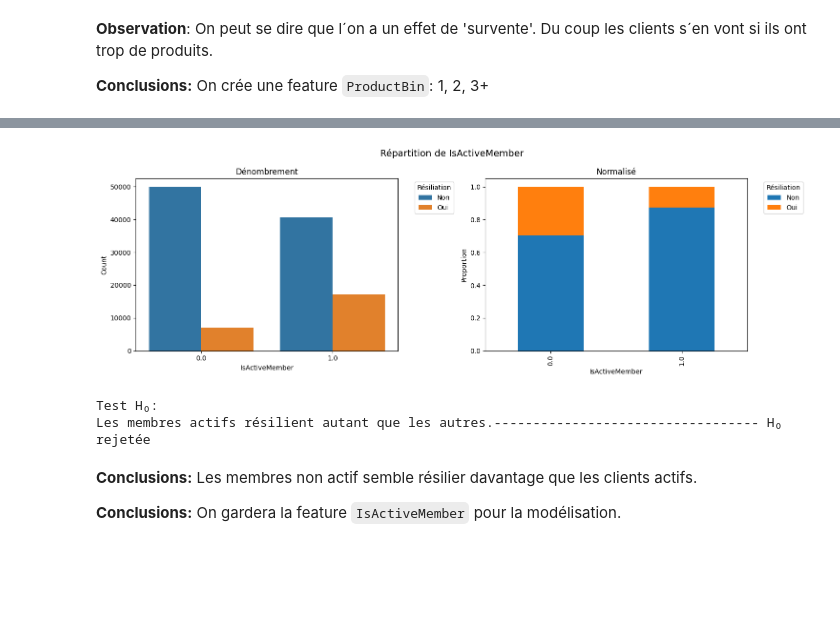
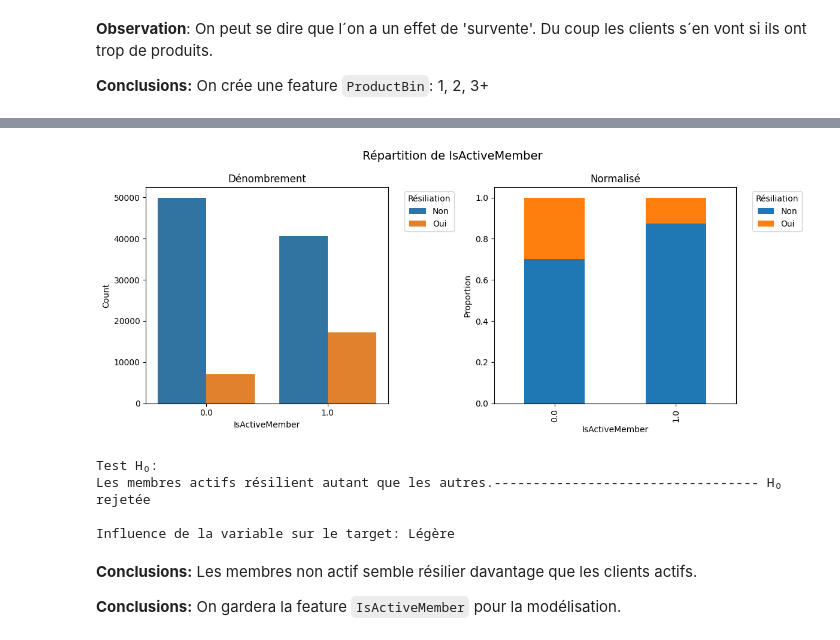
Before and after one commit to lbihin/mlpro-classification-bank-churn-2025, a Jupyter notebook: eda/eda.ipynb, the cells around one changed output, grey strips where cells are left out. Saved outputs shown, nothing was run; the diff lists cells and outputs as text; code cells hidden in the pictures; blank space fills up the shorter version.

```diff
--- a/eda/eda.ipynb
+++ b/eda/eda.ipynb
@@ -1412,17 +1416,21 @@ Les clients ayant une carte de crédit résilie autant que les autres.----------
 # %%
 afficher_feature_vs_target('IsActiveMember', train_df)
 print("Test H₀:")
 h0 = "Les membres actifs résilient autant que les autres."
 contingency = pd.crosstab(test_df.IsActiveMember, test_df[TARGET])
 chi2, p_value, dof, expected = stats.chi2_contingency(contingency)
 if p_value < ALPHA:
     print(f'{h0 :-<85} H₀ rejetée')
 else :
     print(f"{h0 :-<85} '-'")
+
+influence_variable(score_chi2=chi2, table_contingency=contingency)
 # %% [output]
-[figure, old version]
+[figure, new version]
 Test H₀:
 Les membres actifs résilient autant que les autres.---------------------------------- H₀ rejetée
+
+Influence de la variable sur le target: Légère
 # %% [markdown]
 **Conclusions:** Les membres non actif semble résilier davantage que les clients actifs.
 
```
Also changed, not shown: parts of 5 cells of this notebook, 3 other files.
